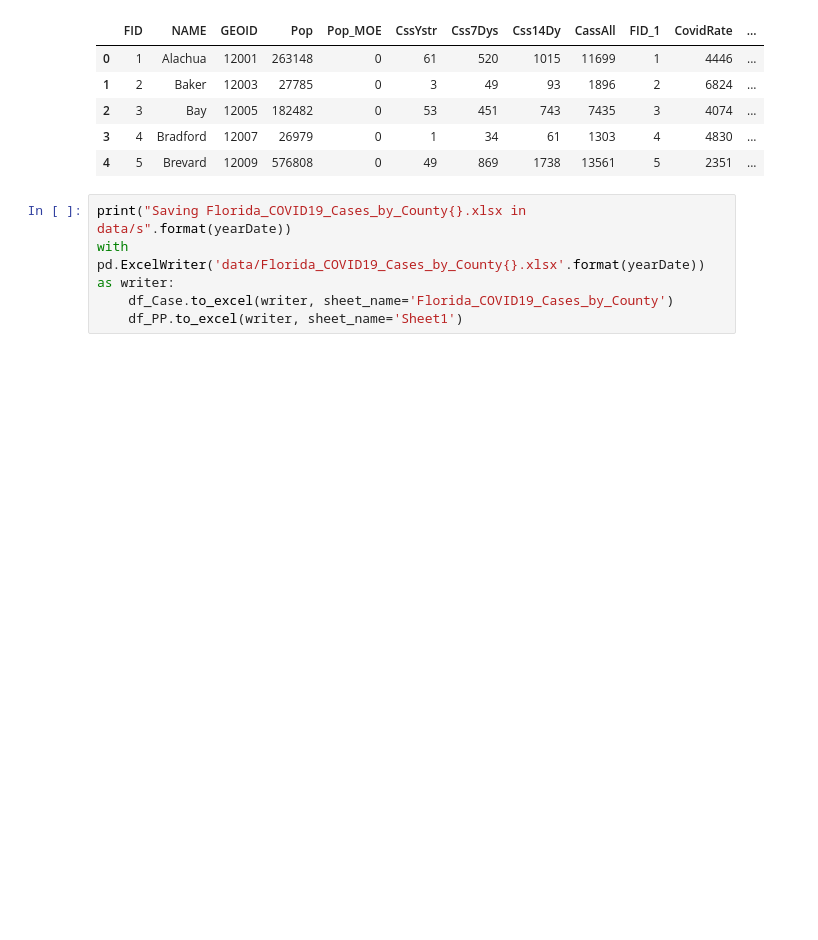
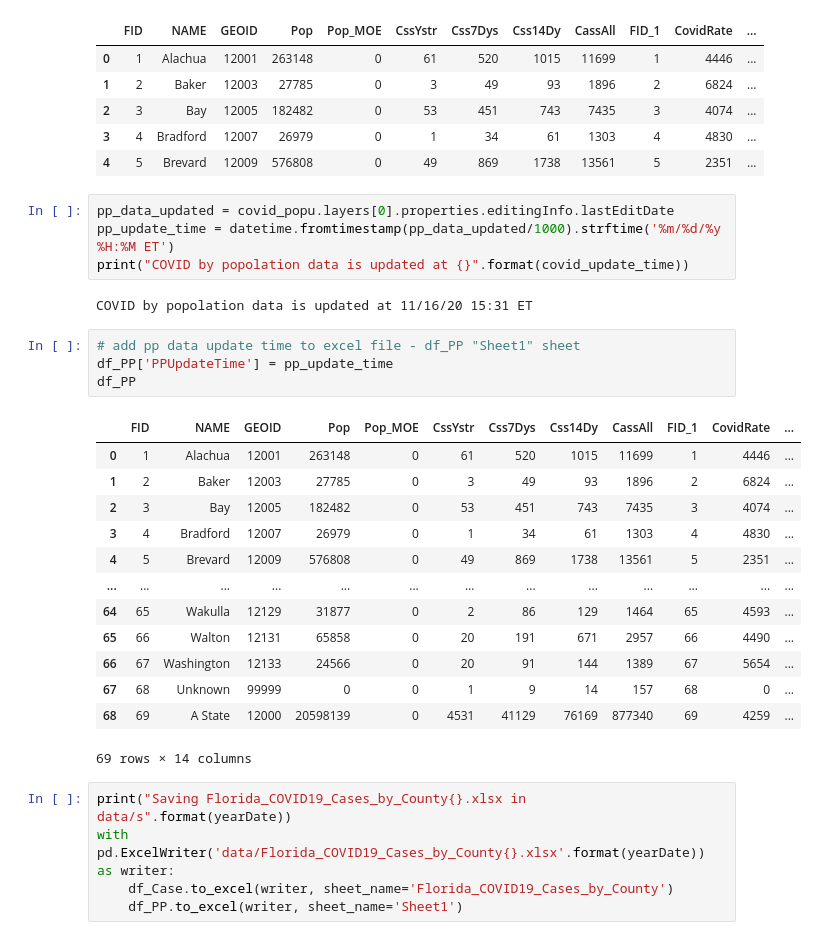
Before and after one commit to xhqiao89/florida_covid_daily_update, a Jupyter notebook: 1_COVID_Daily_Cases_Process.ipynb, the cells around one changed output. Cells and saved outputs as stored; diff of their text form; blank space fills up the shorter version.

```diff
--- a/1_COVID_Daily_Cases_Process.ipynb
+++ b/1_COVID_Daily_Cases_Process.ipynb
@@ -82,6 +106,30 @@ df_PP.head()
 | 2 | 3 | Bay | 12005 | 182482 | 0 | 53 | 451 | 743 | 7435 | 3 | 4074 | ... |
 | 3 | 4 | Bradford | 12007 | 26979 | 0 | 1 | 34 | 61 | 1303 | 4 | 4830 | ... |
 | 4 | 5 | Brevard | 12009 | 576808 | 0 | 49 | 869 | 1738 | 13561 | 5 | 2351 | ... |
+# %%
+pp_data_updated = covid_popu.layers[0].properties.editingInfo.lastEditDate
+pp_update_time = datetime.fromtimestamp(pp_data_updated/1000).strftime('%m/%d/%y %H:%M ET')
+print("COVID by popolation data is updated at {}".format(covid_update_time))
+# %% [output]
+COVID by popolation data is updated at 11/16/20 15:31 ET
+# %%
+# add pp data update time to excel file - df_PP "Sheet1" sheet
+df_PP['PPUpdateTime'] = pp_update_time
+df_PP
+# %% [output]
+|  | FID | NAME | GEOID | Pop | Pop_MOE | CssYstr | Css7Dys | Css14Dy | CassAll | FID_1 | CovidRate | ... |
+| 0 | 1 | Alachua | 12001 | 263148 | 0 | 61 | 520 | 1015 | 11699 | 1 | 4446 | ... |
+| 1 | 2 | Baker | 12003 | 27785 | 0 | 3 | 49 | 93 | 1896 | 2 | 6824 | ... |
+| 2 | 3 | Bay | 12005 | 182482 | 0 | 53 | 451 | 743 | 7435 | 3 | 4074 | ... |
+| 3 | 4 | Bradford | 12007 | 26979 | 0 | 1 | 34 | 61 | 1303 | 4 | 4830 | ... |
+| 4 | 5 | Brevard | 12009 | 576808 | 0 | 49 | 869 | 1738 | 13561 | 5 | 2351 | ... |
+| ... | ... | ... | ... | ... | ... | ... | ... | ... | ... | ... | ... | ... |
+| 64 | 65 | Wakulla | 12129 | 31877 | 0 | 2 | 86 | 129 | 1464 | 65 | 4593 | ... |
+| 65 | 66 | Walton | 12131 | 65858 | 0 | 20 | 191 | 671 | 2957 | 66 | 4490 | ... |
+| 66 | 67 | Washington | 12133 | 24566 | 0 | 20 | 91 | 144 | 1389 | 67 | 5654 | ... |
+| 67 | 68 | Unknown | 99999 | 0 | 0 | 1 | 9 | 14 | 157 | 68 | 0 | ... |
+| 68 | 69 | A State | 12000 | 20598139 | 0 | 4531 | 41129 | 76169 | 877340 | 69 | 4259 | ... |
+69 rows × 14 columns
 # %%
 print("Saving Florida_COVID19_Cases_by_County{}.xlsx in data/s".format(yearDate))
 with pd.ExcelWriter('data/Florida_COVID19_Cases_by_County{}.xlsx'.format(yearDate)) as writer:
```
Also changed, not shown: parts of 16 cells of this notebook.
